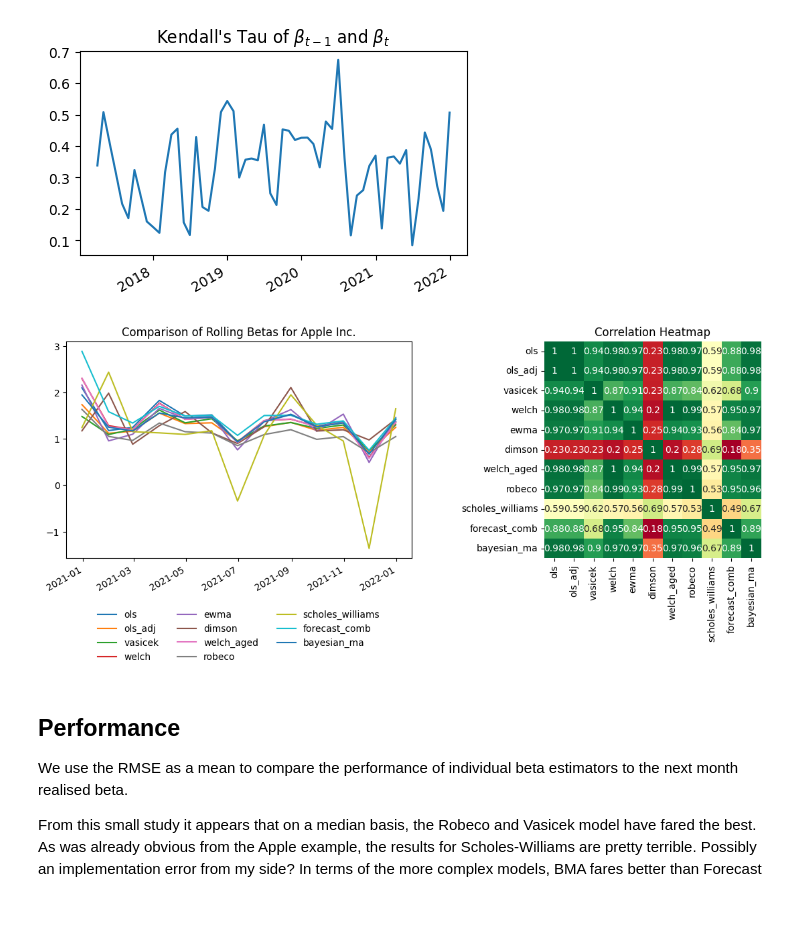
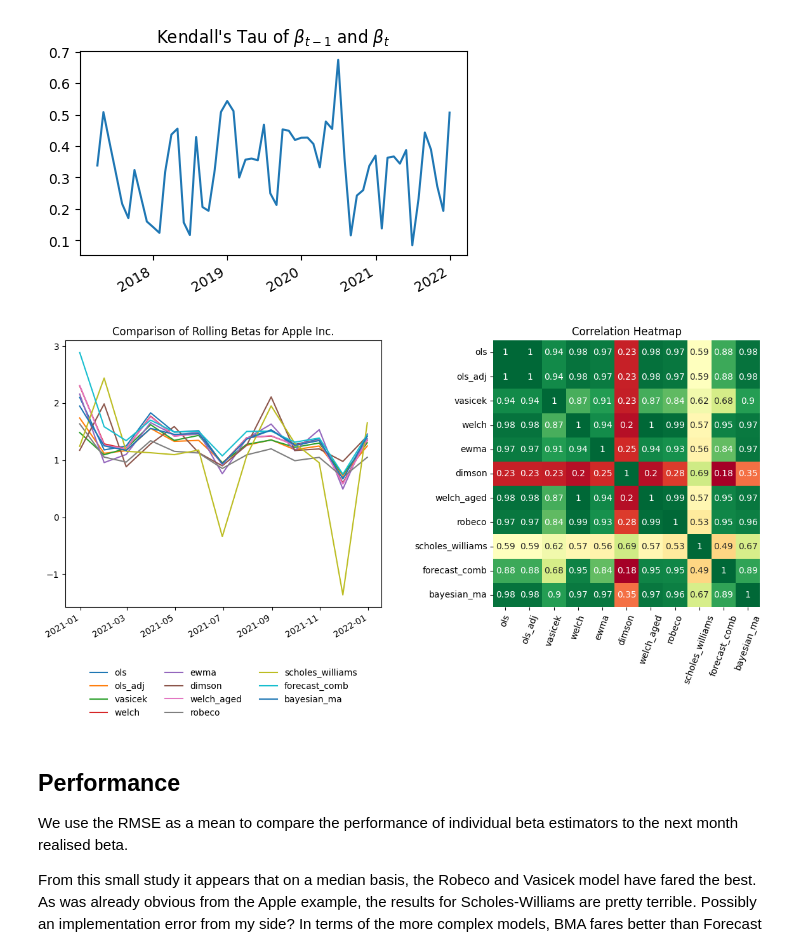
Before and after one commit to oronimbus/pybeta, a Jupyter notebook: notebooks/demo.ipynb, the cells around one changed output. Drawn from its saved outputs; the diff is of its cells as text; code cells hidden in the pictures; blank space fills up the shorter version.

Commit message:
update charts

```diff
--- a/notebooks/demo.ipynb
+++ b/notebooks/demo.ipynb
@@ -193,16 +193,17 @@ beta_results = stack_dict_to_df(results)
 # %%
 data = beta_results["AAPL"].rename(columns={"forecast_combination": "forecast_comb"})
 
-fig, ax = plt.subplots(ncols=2, figsize=(12,5))
+fig, ax = plt.subplots(ncols=2, figsize=(12,6))
 data.plot(title="Comparison of Rolling Betas for Apple Inc.", ax=ax[0])
 box = ax[0].get_position()
 ax[0].set_position([box.x0, box.y0 + box.height * 0.1, box.width, box.height * 0.9])
 ax[0].legend(loc='upper center', bbox_to_anchor=(0.5, -0.2), ncol=3, frameon=False)
-sns.heatmap(data.corr(), cmap='RdYlGn', ax=ax[1], annot=True, cbar=False, square=True)
+hm = sns.heatmap(data.corr(), cmap='RdYlGn', ax=ax[1], annot=True, cbar=False, square=True)
+hm.set_xticklabels(hm.get_xticklabels(), rotation=70)
 ax[1].set_title("Correlation Heatmap")
 fig.tight_layout();
 # %% [output]
-[figure, old version]
+[figure, new version]
 # %% [markdown]
 ## Performance
 
```
Also changed, not shown: parts of 1 cell of this notebook.
